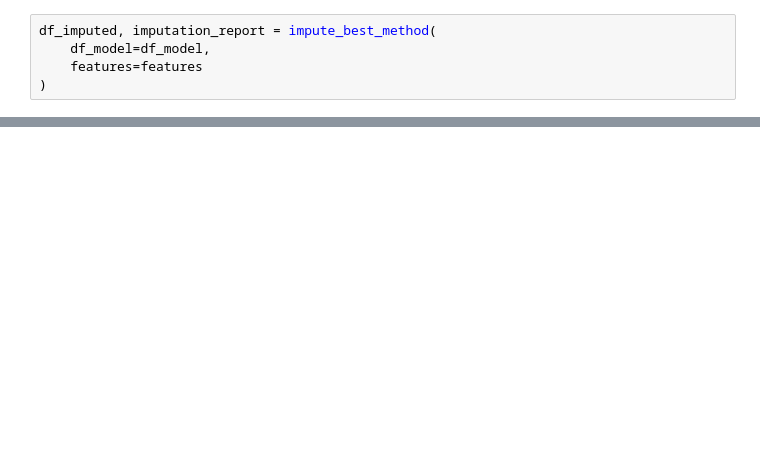
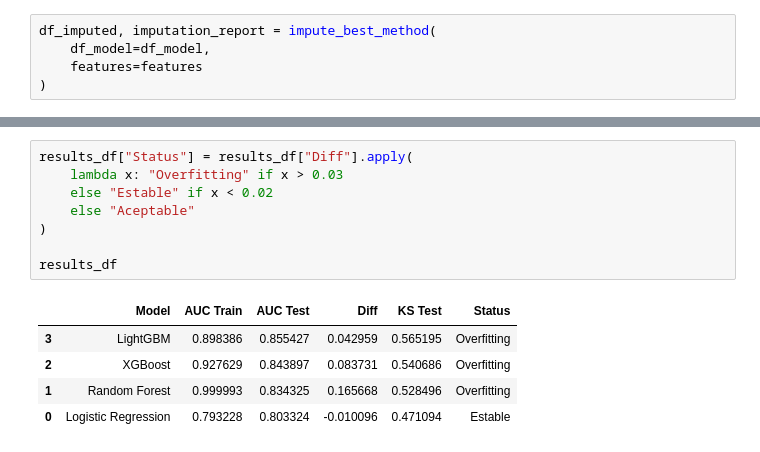
Before and after one commit to THEWACHER1103/analisis_crediticio, a Jupyter notebook: Analisis_crediticio.ipynb, the cells around one changed output, grey strips where cells are left out. Drawn from its saved outputs; the diff is of its cells as text; blank space fills up the shorter version.

```diff
--- a/Analisis_crediticio.ipynb
+++ b/Analisis_crediticio.ipynb
@@ -537,0 +647,14 @@ plt.show()
+# %%
+results_df["Status"] = results_df["Diff"].apply(
+    lambda x: "Overfitting" if x > 0.03
+    else "Estable" if x < 0.02
+    else "Aceptable"
+)
+
+results_df
+# %% [output]
+|  | Model | AUC Train | AUC Test | Diff | KS Test | Status |
+| 3 | LightGBM | 0.898386 | 0.855427 | 0.042959 | 0.565195 | Overfitting |
+| 2 | XGBoost | 0.927629 | 0.843897 | 0.083731 | 0.540686 | Overfitting |
+| 1 | Random Forest | 0.999993 | 0.834325 | 0.165668 | 0.528496 | Overfitting |
+| 0 | Logistic Regression | 0.793228 | 0.803324 | -0.010096 | 0.471094 | Estable |
```
Also changed, not shown: parts of 19 cells of this notebook.
